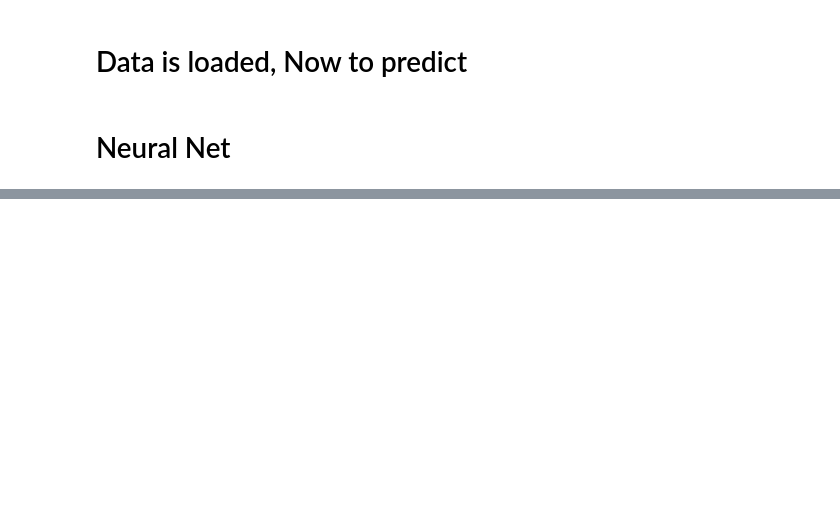
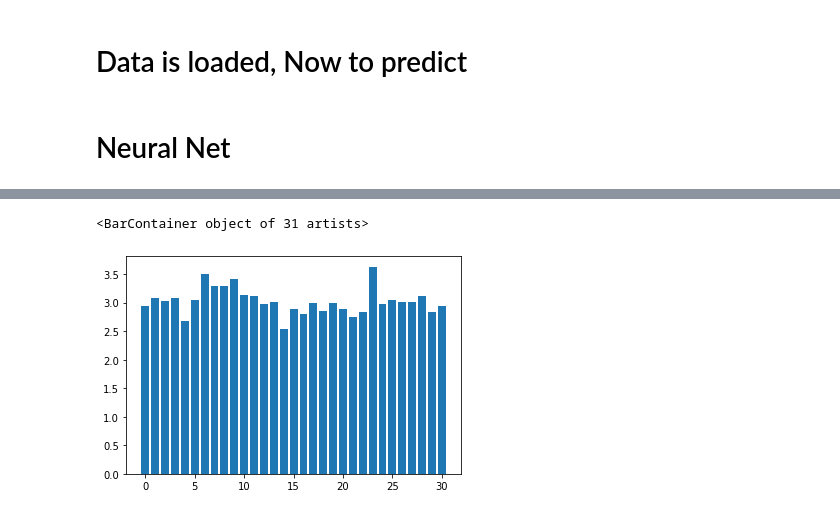
Before and after one commit to Sudhanshu-Sb2002/natural_images_summer_project, a Jupyter notebook: Python_code_Project/All_good.ipynb, the cells around one changed output, grey strips where cells are left out. Saved outputs shown, nothing was run; the diff lists cells and outputs as text; code cells hidden in the pictures; blank space fills up the shorter version.

```diff
--- a/Python_code_Project/All_good.ipynb
+++ b/Python_code_Project/All_good.ipynb
@@ -707,0 +790,12 @@ aaaohh=test_output.detach().numpy()
+# %%
+# let us compare how good each electrode is at predicting the colour of the image
+elec_perf=np.zeros(numElectrodes)
+for i in range(numElectrodes):
+    # we will use the squared distance as a measure of performance
+    for j in range(24,numStimulus):
+        elec_perf[i]+=np.linalg.norm(image_e_averageRGB[j,i,:3]-predicted_RGB[j,i])
+    elec_perf[i]=round(elec_perf[i],2)
+plt.bar(np.arange(numElectrodes),elec_perf)
+# %% [output]
+<BarContainer object of 31 artists>
+[figure, added]
```
Also changed, not shown: parts of 25 cells of this notebook, 8 other files.
